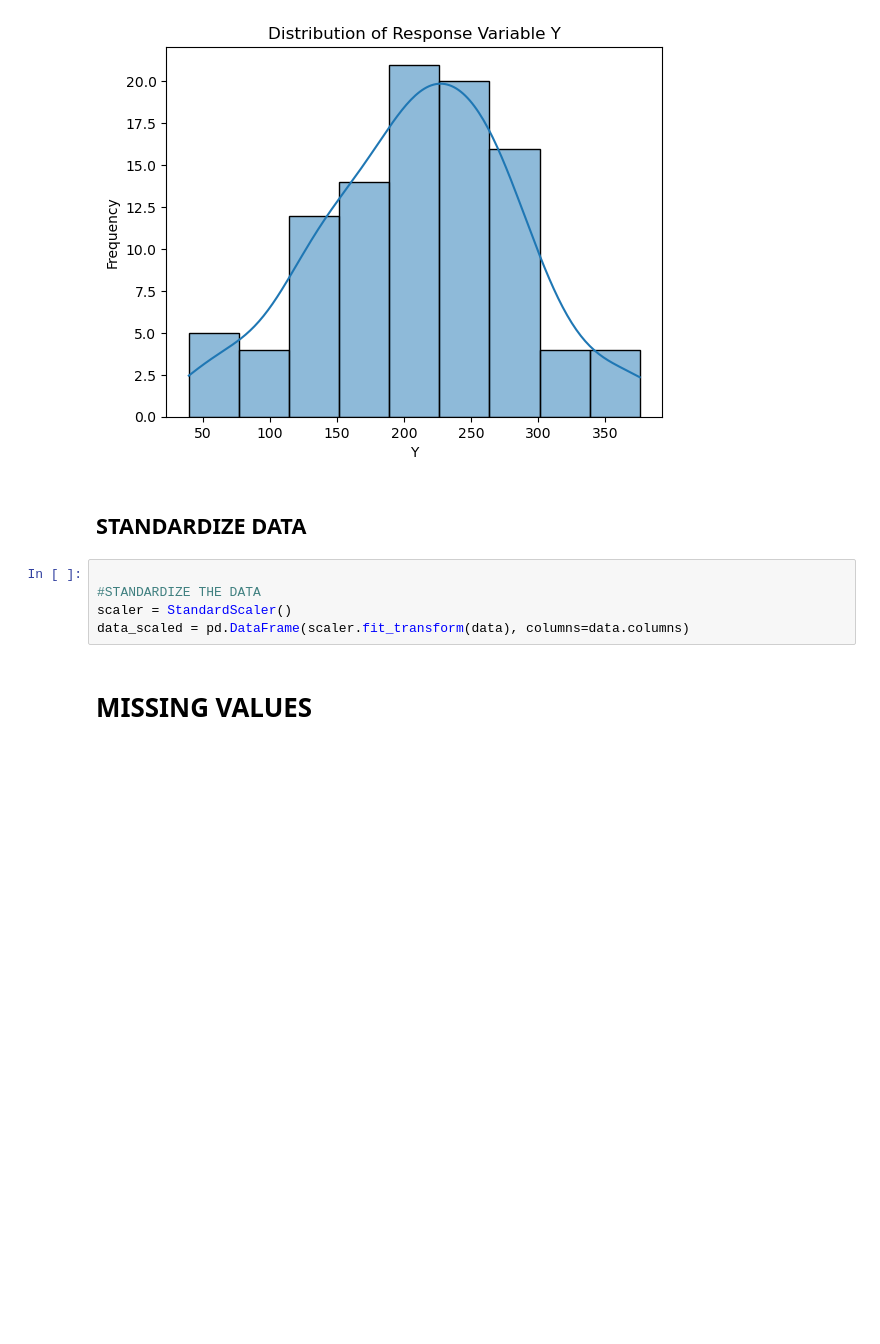
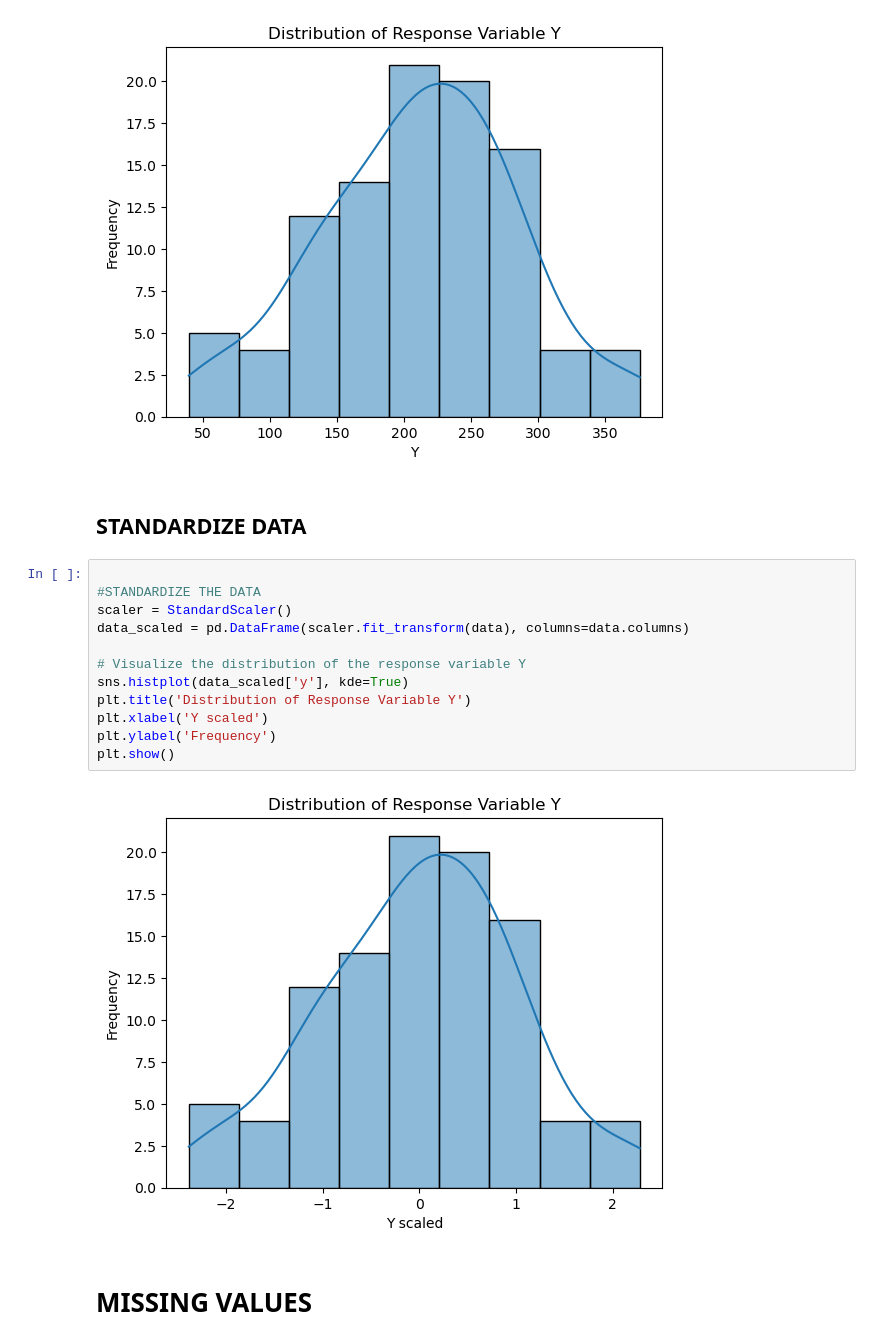
Before and after one commit to elefaill/CDA_ASSIGNMENT, a Jupyter notebook: Case 1 attached files 11 March, 2025 610 PM/script1.ipynb, the cells around one changed output. Drawn from its saved outputs; the diff is of its cells as text; blank space fills up the shorter version.

```diff
--- a/Case 1 attached files 11 March, 2025 610 PM/script1.ipynb
+++ b/Case 1 attached files 11 March, 2025 610 PM/script1.ipynb
@@ -29,8 +32,17 @@ plt.show()
 # %%
 
 #STANDARDIZE THE DATA
 scaler = StandardScaler()
 data_scaled = pd.DataFrame(scaler.fit_transform(data), columns=data.columns)
+
+# Visualize the distribution of the response variable Y
+sns.histplot(data_scaled['y'], kde=True)
+plt.title('Distribution of Response Variable Y')
+plt.xlabel('Y scaled')
+plt.ylabel('Frequency')
+plt.show()
+# %% [output]
+[figure, added]
 # %% [markdown]
 # MISSING VALUES
 # %%
```
Also changed, not shown: parts of 7 cells of this notebook, 2 other files.
